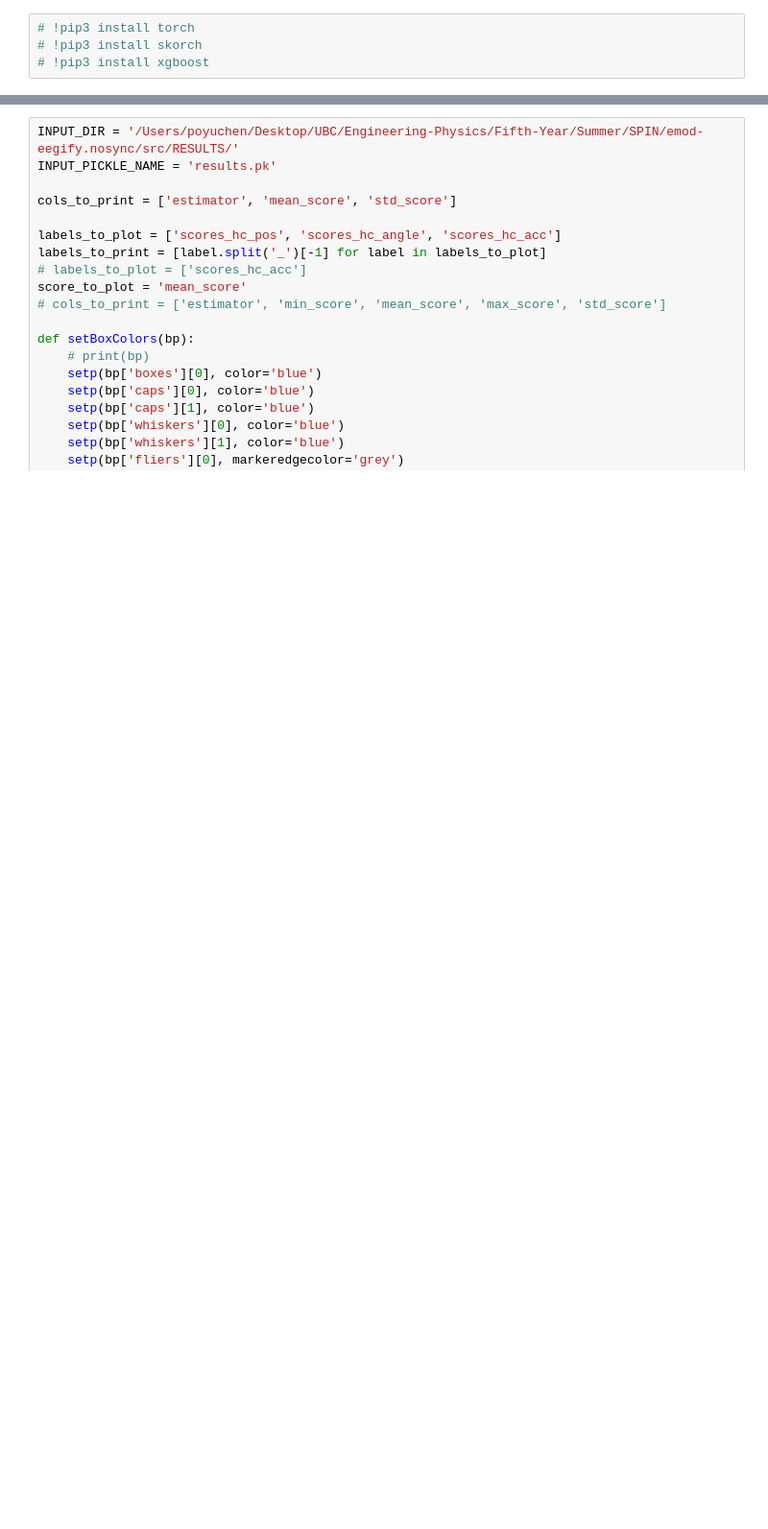
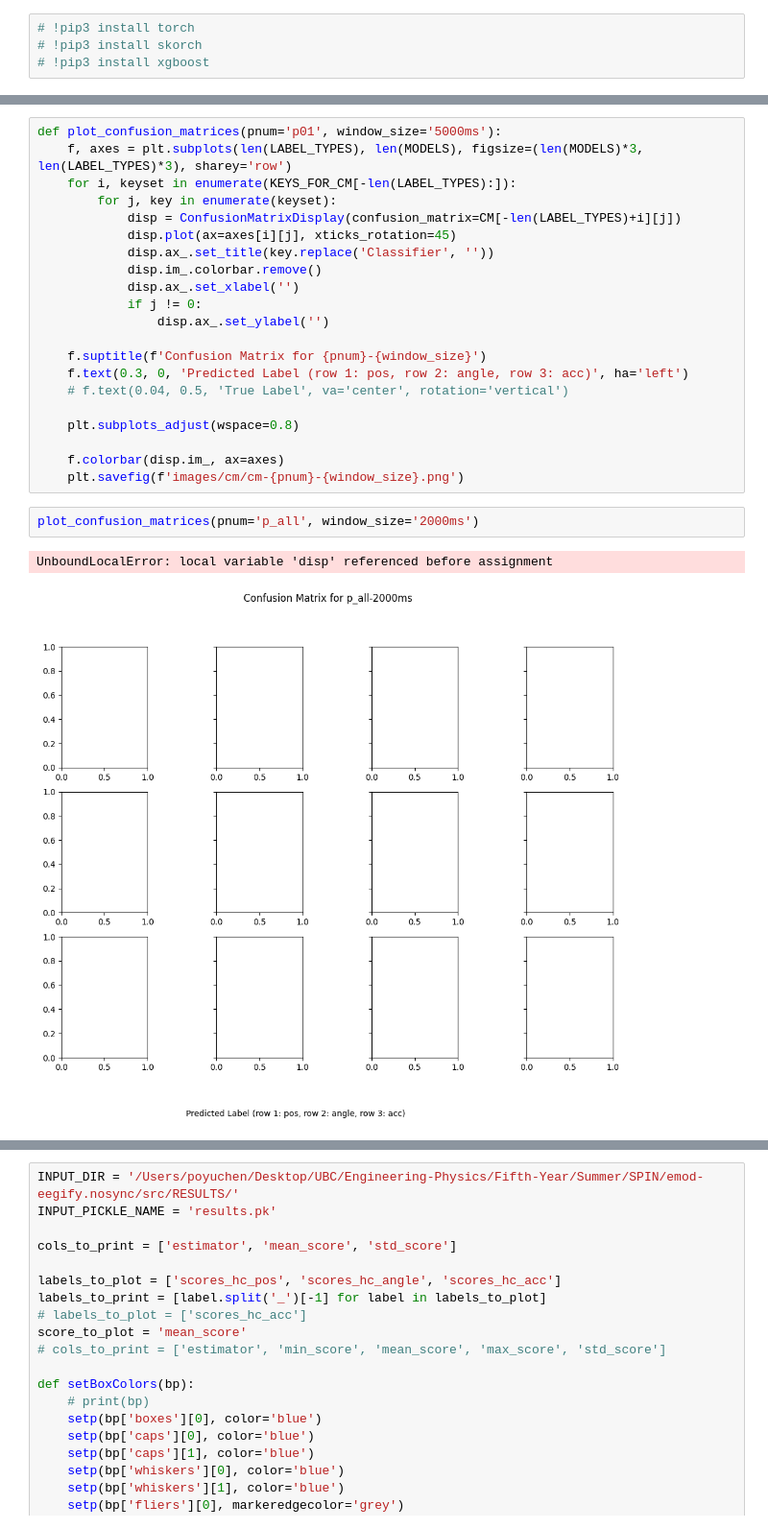
Before and after one commit to ubcspin/emod-eegify, a Jupyter notebook: src/train_hc.ipynb, the cells around one changed output, grey strips where cells are left out. Shown: that part at 96% size. Cells and saved outputs as stored; diff of their text form; blank space fills up the shorter version.

```diff
--- a/src/train_hc.ipynb
+++ b/src/train_hc.ipynb
@@ -232,6 +225,32 @@ class EstimatorSelectionHelper:
         return df[columns]
 # %% [output]
 ['p_all']
+# %%
+def plot_confusion_matrices(pnum='p01', window_size='5000ms'):
+    f, axes = plt.subplots(len(LABEL_TYPES), len(MODELS), figsize=(len(MODELS)*3, len(LABEL_TYPES)*3), sharey='row')
+    for i, keyset in enumerate(KEYS_FOR_CM[-len(LABEL_TYPES):]):
+        for j, key in enumerate(keyset):
+            disp = ConfusionMatrixDisplay(confusion_matrix=CM[-len(LABEL_TYPES)+i][j])
+            disp.plot(ax=axes[i][j], xticks_rotation=45)
+            disp.ax_.set_title(key.replace('Classifier', ''))
+            disp.im_.colorbar.remove()
+            disp.ax_.set_xlabel('')
+            if j != 0:
+                disp.ax_.set_ylabel('')
+
+    f.suptitle(f'Confusion Matrix for {pnum}-{window_size}')
+    f.text(0.3, 0, 'Predicted Label (row 1: pos, row 2: angle, row 3: acc)', ha='left')
+    # f.text(0.04, 0.5, 'True Label', va='center', rotation='vertical')
+
+    plt.subplots_adjust(wspace=0.8)
+
+    f.colorbar(disp.im_, ax=axes)
+    plt.savefig(f'images/cm/cm-{pnum}-{window_size}.png')
+# %%
+plot_confusion_matrices(pnum='p_all', window_size='2000ms')
+# %% [output]
+UnboundLocalError: local variable 'disp' referenced before assignment
+[figure, added]
 # %%
 TYPE_TO_TRAIN = 'cw_mode'
 
```
Also changed, not shown: parts of 2 cells of this notebook, 10 other files.
